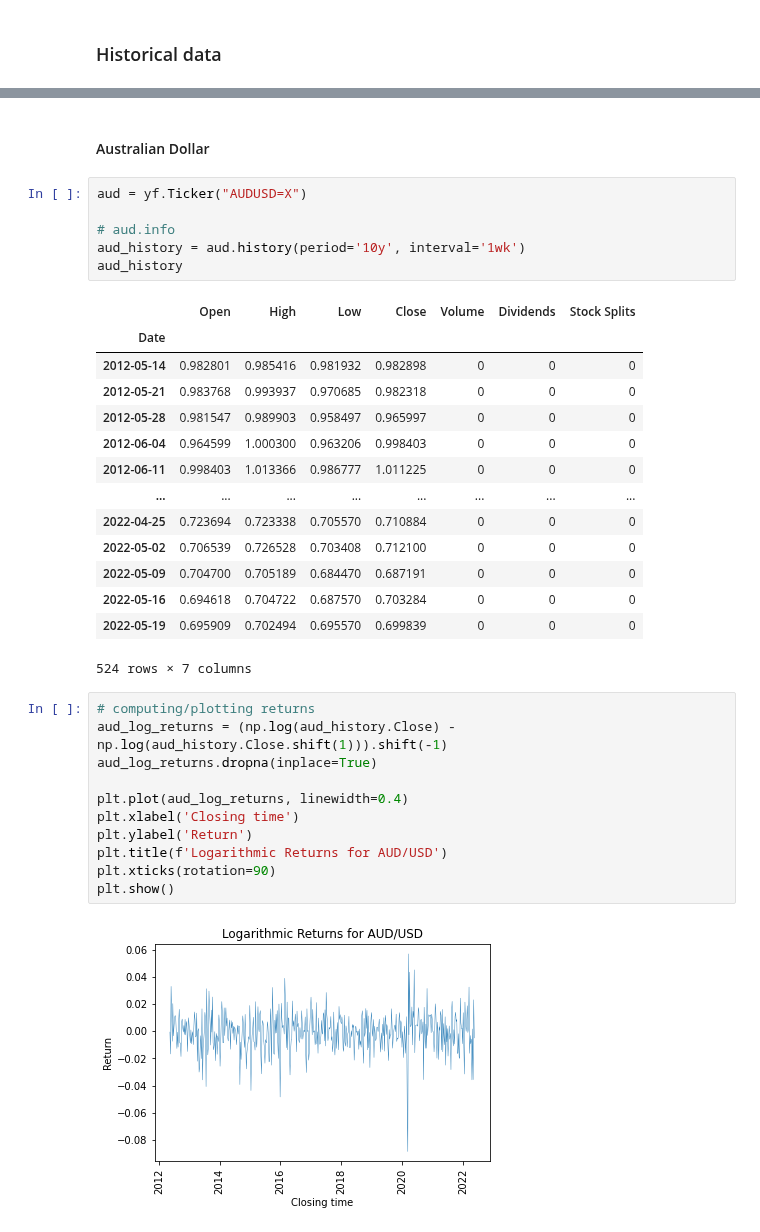
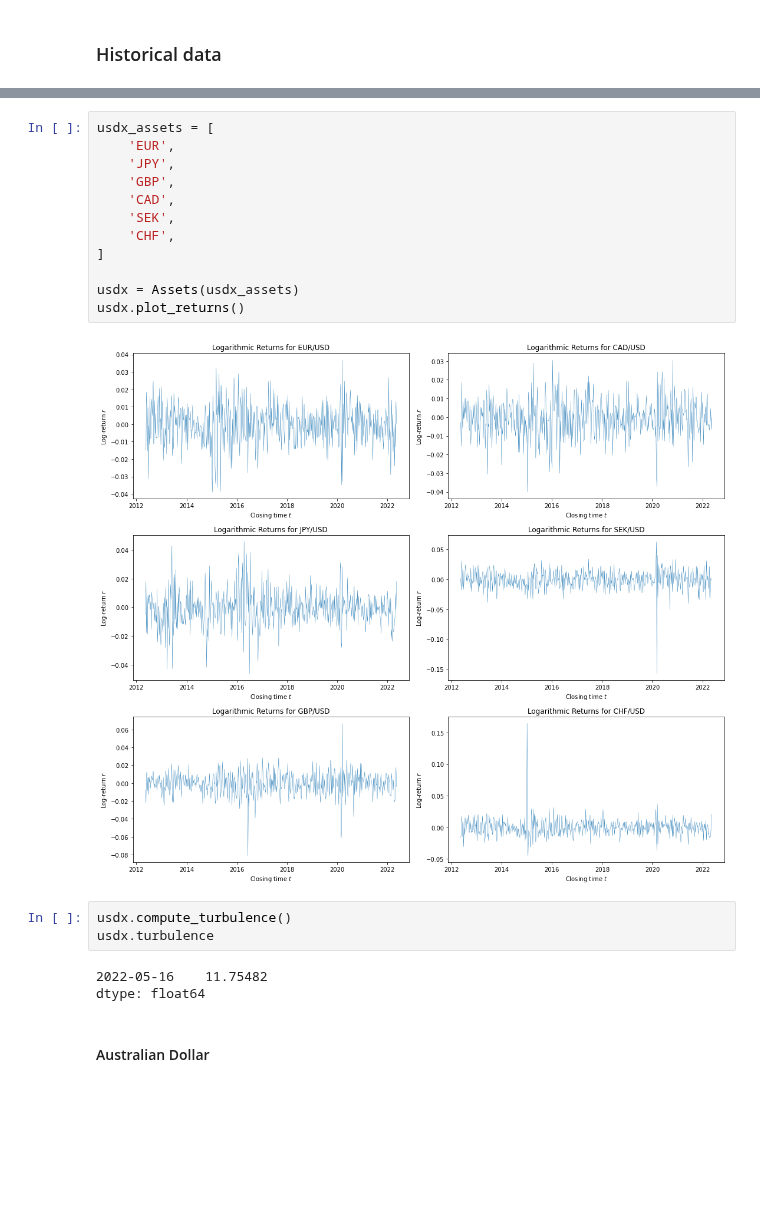
Before and after one commit to gittmp/sustainable-risk-modelling, a Jupyter notebook: Program/turbulence_and_systematic_risk.ipynb, the cells around one changed output, grey strips where cells are left out. Drawn from its saved outputs; the diff is of its cells as text; blank space fills up the shorter version.

```diff
--- a/Program/turbulence_and_systematic_risk.ipynb
+++ b/Program/turbulence_and_systematic_risk.ipynb
@@ -15,36 +130,22 @@ import yfinance as yf
+# %%
+usdx_assets = [
+    'EUR',
+    'JPY',
+    'GBP',
+    'CAD',
+    'SEK',
+    'CHF',
+]
+
+usdx = Assets(usdx_assets)
+usdx.plot_returns()
+# %% [output]
+[figure, added]
+# %%
+usdx.compute_turbulence()
+usdx.turbulence
+# %% [output]
+2022-05-16    11.75482
+dtype: float64
 # %% [markdown]
 #### Australian Dollar
-# %%
-aud = yf.Ticker("AUDUSD=X")
-
-# aud.info
-aud_history = aud.history(period='10y', interval='1wk')
-aud_history
-# %% [output]
-|  | Open | High | Low | Close | Volume | Dividends | Stock Splits |
-| Date |  |  |  |  |  |  |  |
-| 2012-05-14 | 0.982801 | 0.985416 | 0.981932 | 0.982898 | 0 | 0 | 0 |
-| 2012-05-21 | 0.983768 | 0.993937 | 0.970685 | 0.982318 | 0 | 0 | 0 |
-| 2012-05-28 | 0.981547 | 0.989903 | 0.958497 | 0.965997 | 0 | 0 | 0 |
-| 2012-06-04 | 0.964599 | 1.000300 | 0.963206 | 0.998403 | 0 | 0 | 0 |
-| 2012-06-11 | 0.998403 | 1.013366 | 0.986777 | 1.011225 | 0 | 0 | 0 |
-| ... | ... | ... | ... | ... | ... | ... | ... |
-| 2022-04-25 | 0.723694 | 0.723338 | 0.705570 | 0.710884 | 0 | 0 | 0 |
-| 2022-05-02 | 0.706539 | 0.726528 | 0.703408 | 0.712100 | 0 | 0 | 0 |
-| 2022-05-09 | 0.704700 | 0.705189 | 0.684470 | 0.687191 | 0 | 0 | 0 |
-| 2022-05-16 | 0.694618 | 0.704722 | 0.687570 | 0.703284 | 0 | 0 | 0 |
-| 2022-05-19 | 0.695909 | 0.702494 | 0.695570 | 0.699839 | 0 | 0 | 0 |
-524 rows × 7 columns
-# %%
-# computing/plotting returns
-aud_log_returns = (np.log(aud_history.Close) - np.log(aud_history.Close.shift(1))).shift(-1)
-aud_log_returns.dropna(inplace=True)
-
-plt.plot(aud_log_returns, linewidth=0.4)
-plt.xlabel('Closing time')
-plt.ylabel('Return')
-plt.title(f'Logarithmic Returns for AUD/USD')
-plt.xticks(rotation=90)
-plt.show()
-# %% [output]
-[figure, removed]
```
Also changed, not shown: parts of 7 cells of this notebook.
